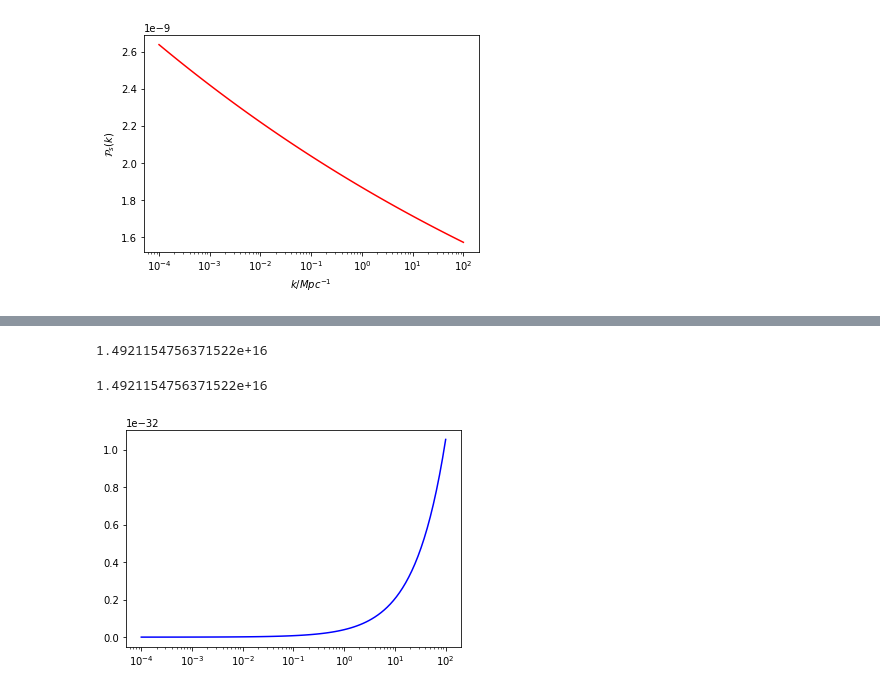
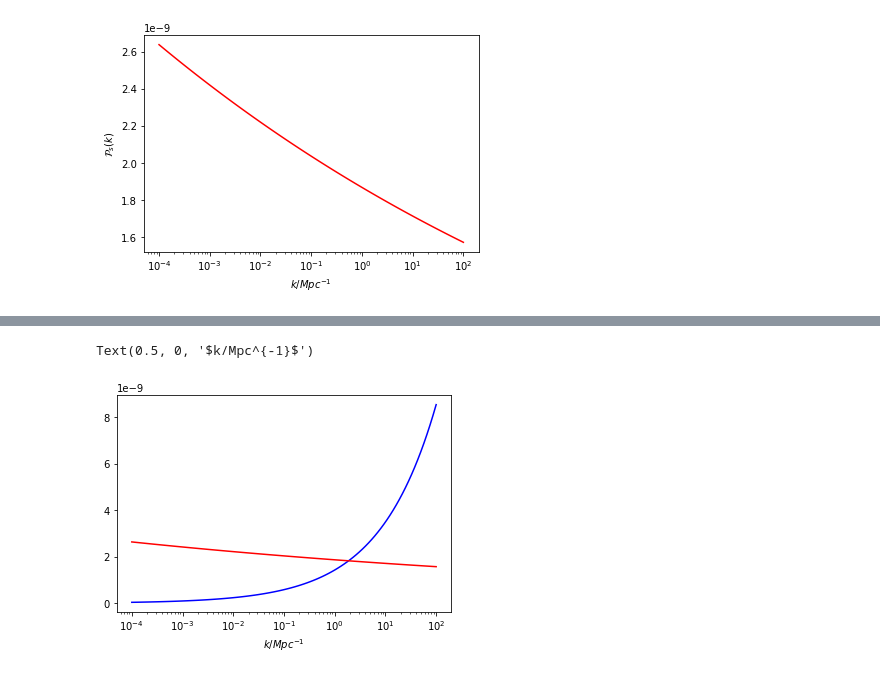
Before and after one commit to oleksiysmola/MSci-Project-Solving-the-Fokker-Planck-equation, a Jupyter notebook: Correlators and power spectrum.ipynb, the cells around one changed output, grey strips where cells are left out. Cells and saved outputs as stored; diff of their text form; code cells hidden in the pictures.

Commit message:
Scale adjusted using the e-fold equation

```diff
--- a/Correlators and power spectrum.ipynb
+++ b/Correlators and power spectrum.ipynb
@@ -537,7 +537,7 @@ dz = z[1] - z[0]
 hubble_rate = np.logspace(13, 5, 10)
 mass = np.logspace(1, 13, 50)
 mass_squared = mass**2
-self_coupling = np.linspace(0.45, 10, 10)
+self_coupling = np.linspace(0.45, 1, 10)
 
 # Alpha for the various combinations of parameters
 alpha_values = np.zeros((len(hubble_rate), len(mass_squared), len(self_coupling)))
@@ -750,15 +763,15 @@ Text(0, 0.5, '$\\mathcal{P}_s(k)$')
 # Array to store spectral coefficient for delta
 quartic_delta_2 = np.zeros((len(hubble_rate), len(mass_squared), len(self_coupling)))
 A_delta = np.zeros((len(hubble_rate), len(mass_squared), len(self_coupling)))
-A_delta_star = np.zeros((len(hubble_rate), len(mass_squared), len(self_coupling)))
+spectator_amplitude = np.zeros((len(hubble_rate), len(mass_squared), len(self_coupling)))
 
 # Array for unscaled eigenvalues
 eigenvalues_unscaled = np.zeros(np.shape(eigenvalues_scaled))
 # Hubble rate Mpc^-1
-hubble_rate_Mpc = hubble_rate*1.563727396e35
+spectator_scale = pivot_scale*np.exp(56 + 0.5*np.log(hubble_rate/(8e13)))
 # Primordial power spectrum
 spectator_spectrum = np.zeros((len(hubble_rate), len(mass_squared), len(self_coupling), len(wavevector)))
-ratio_spectrum = np.zeros((len(hubble_rate), len(mass_squared), len(self_coupling), len(wavevector)))
+ratio_spectrum = np.zeros((len(hubble_rate), len(mass_squared), len(self_coupling)))
 k_equal = np.zeros((len(hubble_rate), len(mass_squared), len(self_coupling)))
 spectator_index = np.zeros((len(hubble_rate), len(mass_squared), len(self_coupling)))
 
@@ -766,14 +779,17 @@ spectator_index = np.zeros((len(hubble_rate), len(mass_squared), len(self_coupli
 for i in range(len(hubble_rate)):
     for j in range(len(mass_squared)):
         for k in range(len(self_coupling)):
-            average_potential = 2*simps(potential[i, j, k]*eigenfunctions[0, i, j , k]**2, z, dz)
-            quartic_delta_2 = 2*simps(potential[i, j, k]*eigenfunctions[0, i, j, k]*eigenfunctions[2, i, j, k], z, dz)/average_potential
-            quartic_A_delta[i, j, k] = quartic_delta_2**2
+            # Unscaled eigenvalues
             eigenvalues_unscaled[0, i, j, k] = eigenvalues_scaled[0, i, j, k]*(1 + alpha_values[i, j, k])*np.sqrt(self_coupling[k])*hubble_rate[i]
             eigenvalues_unscaled[1, i, j, k] = eigenvalues_scaled[1, i, j, k]*(1 + alpha_values[i, j, k])*np.sqrt(self_coupling[k])*hubble_rate[i]
             eigenvalues_unscaled[2, i, j, k] = eigenvalues_scaled[2, i, j, k]*(1 + alpha_values[i, j, k])*np.sqrt(self_coupling[k])*hubble_rate[i]
+            # Average of the potential
+            average_potential = 2*simps(potential[i, j, k]*eigenfunctions[0, i, j , k]**2, z, dz)
+            # Amplitude and spectral index
+            quartic_delta_2 = 2*simps(potential[i, j, k]*eigenfunctions[0, i, j, k]*eigenfunctions[2, i, j, k], z, dz)/average_potential
+            quartic_A_delta[i, j, k] = quartic_delta_2**2
             spectator_index[i, j, k] = 1 + 2*eigenvalues_unscaled[2, i, j, k]/hubble_rate[i]
-            A_delta_star[i, j, k] = quartic_A_delta[i, j, k]*(spectator_index[i, j, k] - 1)
-            spectator_spectrum[i, j, k] = A_delta_star[i, j, k]*(wavevector/hubble_rate_Mpc[i])**(spectator_index[i, j, k] - 1)
-            ratio_spectrum[i, j, k] = abs(spectator_spectrum[i, j, k]/primordial_spectrum)
-            k_equal[i, j, k] = (A_delta_star[i, j, k]*(pivot_scale**(scalar_index - 1))*(hubble_rate_Mpc[i]**(1 - spectator_index[i,j,k]))/amplitude_scalar)**(1/(scalar_index - spectator_index[i,j,k]))
+            spectator_amplitude[i, j, k] = quartic_A_delta[i, j, k]*(2/np.pi)*gamma(2 - (spectator_index[i, j, k] - 1))*np.sin(np.pi*(spectator_index[i, j, k] - 1)/2)
+            spectator_spectrum[i, j, k] = spectator_amplitude[i,j,k]*(wavevector/spectator_scale[i])**(spectator_index[i, j, k] - 1)
+            ratio_spectrum[i, j, k] = abs(spectator_amplitude[i,j,k]*(pivot_scale/spectator_scale[i])**(spectator_index[i, j, k] - 1)/amplitude_scalar)
+            k_equal[i, j, k] = (spectator_amplitude[i, j, k]*(pivot_scale**(scalar_index - 1))*(spectator_scale[i]**(1 - spectator_index[i,j,k]))/amplitude_scalar)**(1/(scalar_index - spectator_index[i,j,k]))
@@ -809,13 +796,9 @@ array([[[2.95710800e+23, 6.17063338e+33, 8.02021283e+36, ...,
-# %%
-np.min(k_equal)
-# %% [output]
-1.4921154756371522e+16
-# %%
-k_equal[9, 0, 0]
-# %% [output]
-1.4921154756371522e+16
-# %%
-plt.plot(wavevector, spectator_spectrum[1, 1, 1], "b")
-plt.xscale("log")
-# %% [output]
-[figure, removed]
+# %%
+# Plotting
+plt.plot(wavevector, spectator_spectrum[0, 0, 0], "b")
+plt.plot(wavevector, primordial_spectrum, "r")
+plt.xscale("log")
+plt.xlabel("$k/Mpc^{-1}$")
+# %% [output]
+Text(0.5, 0, '$k/Mpc^{-1}$')
+[figure, added]
```
Also changed, not shown: parts of 24 cells of this notebook.
